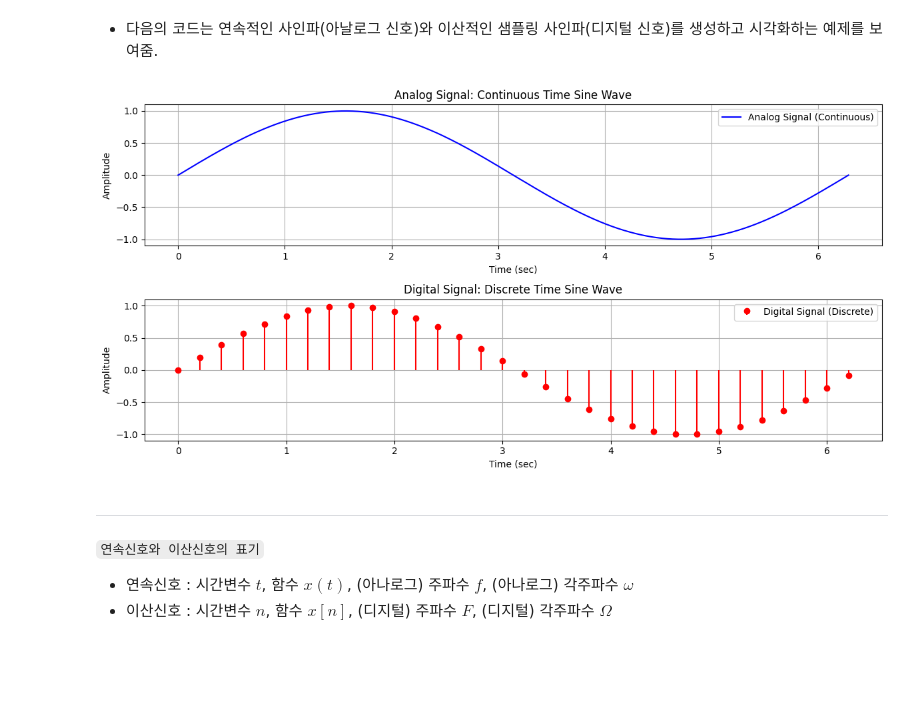
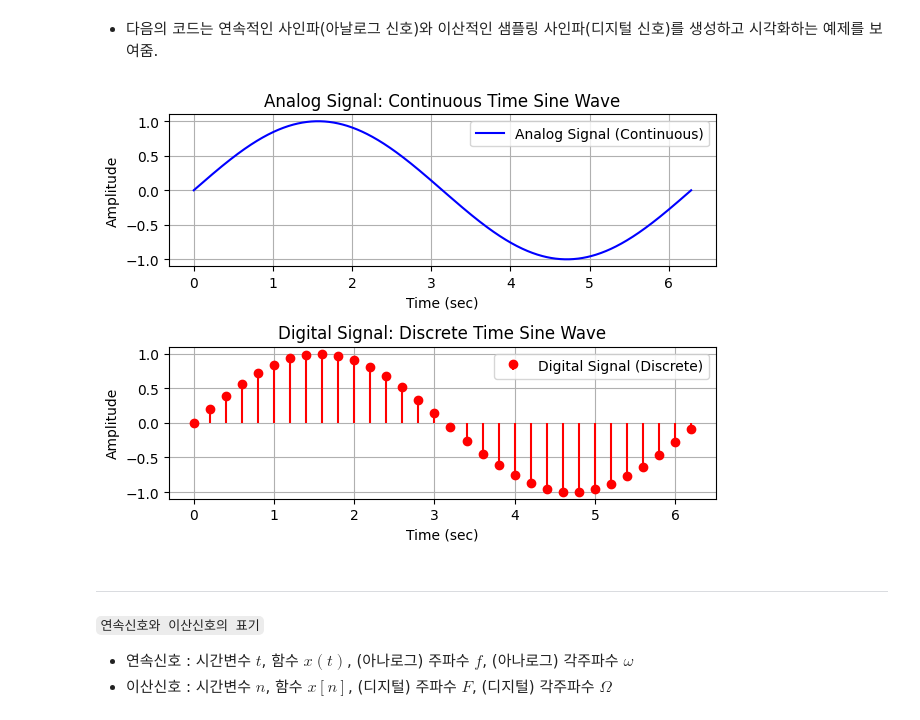
Before and after one commit to jwlee95/DSP_Class2025, a Jupyter notebook: Ch01_디지털_신호_처리의_개요.ipynb, the cells around one changed output. Saved outputs shown, nothing was run; the diff lists cells and outputs as text; code cells hidden in the pictures; blank space fills up the shorter version.

```diff
--- a/Ch01_디지털_신호_처리의_개요.ipynb
+++ b/Ch01_디지털_신호_처리의_개요.ipynb
@@ -173,35 +173,39 @@ import matplotlib.pyplot as plt
 t_analog = np.linspace(0, 2 * np.pi, 1000)  # 0부터 2π까지 1000개의 점 생성
 amplitude_analog = np.sin(t_analog)  # 사인파 계산
 
 # 디지털 신호: 이산 시간 사인파
 t_digital = np.arange(0, 2 * np.pi, 0.2)  # 0부터 2π까지 0.2 간격으로 샘플링
 amplitude_digital = np.sin(t_digital)  # 사인파 계산
 
 # 그래프 그리기
-plt.figure(figsize=(12, 6))
+#plt.figure(figsize=(12, 6))
+
+# figsize=(width, height):
+#     width: 그림의 너비. 인치 단위로 지정. 여기서는 12인치.
+#     height: 그림의 높이. 인치 단위로 지정. 여기서는 6인치.
 
 # 아날로그 신호 플롯
 plt.subplot(2, 1, 1)  # 2행 1열의 첫 번째 서브플롯
 plt.plot(t_analog, amplitude_analog, label='Analog Signal (Continuous)', color='b')
 plt.title('Analog Signal: Continuous Time Sine Wave')
 plt.xlabel('Time (sec)')
 plt.ylabel('Amplitude')
 plt.grid(True)
 plt.legend()
 
 # 디지털 신호 플롯
 plt.subplot(2, 1, 2)  # 2행 1열의 두 번째 서브플롯
 plt.stem(t_digital, amplitude_digital, label='Digital Signal (Discrete)', basefmt=" ", linefmt='r', markerfmt='ro')
 plt.title('Digital Signal: Discrete Time Sine Wave')
 plt.xlabel('Time (sec)')
 plt.ylabel('Amplitude')
 plt.grid(True)
 plt.legend()
 
 plt.tight_layout()
 plt.show()
 # %% [output]
-[figure, old version]
+[figure, new version]
 # %% [markdown]
 ---
 `연속신호와 이산신호의 표기`
```
Also changed, not shown: parts of 1 cell of this notebook.
